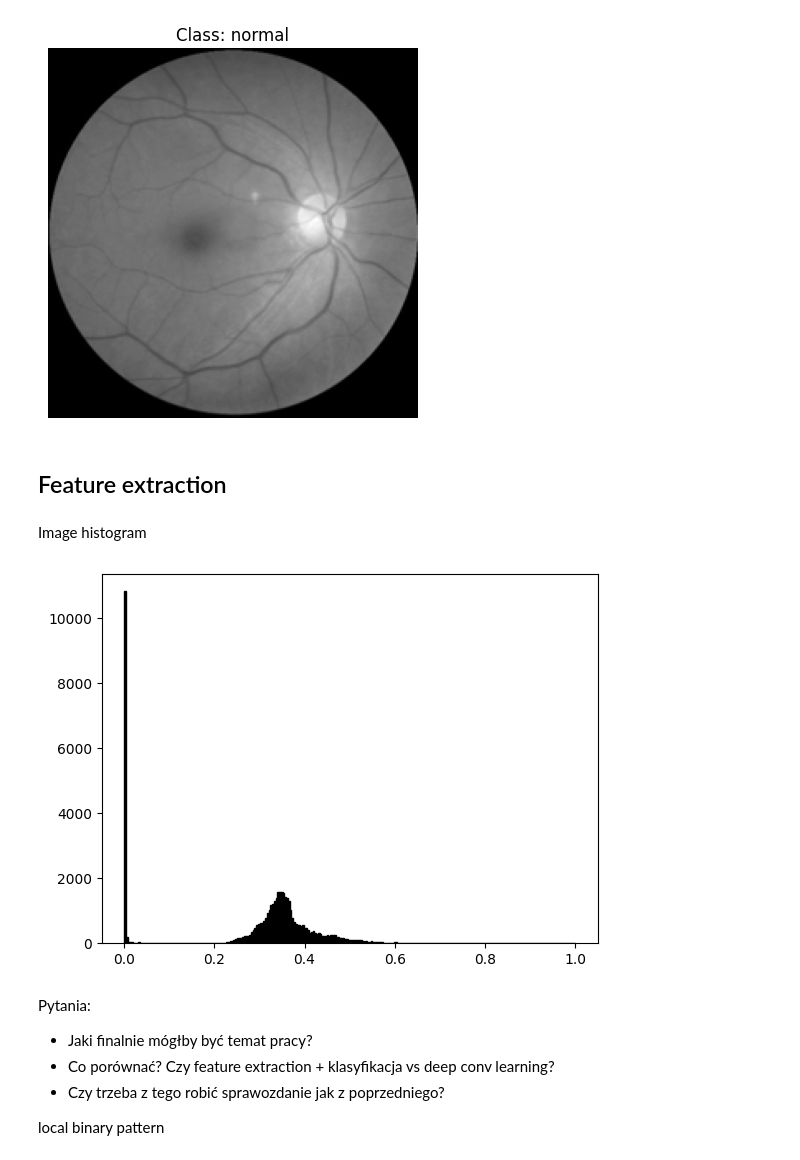
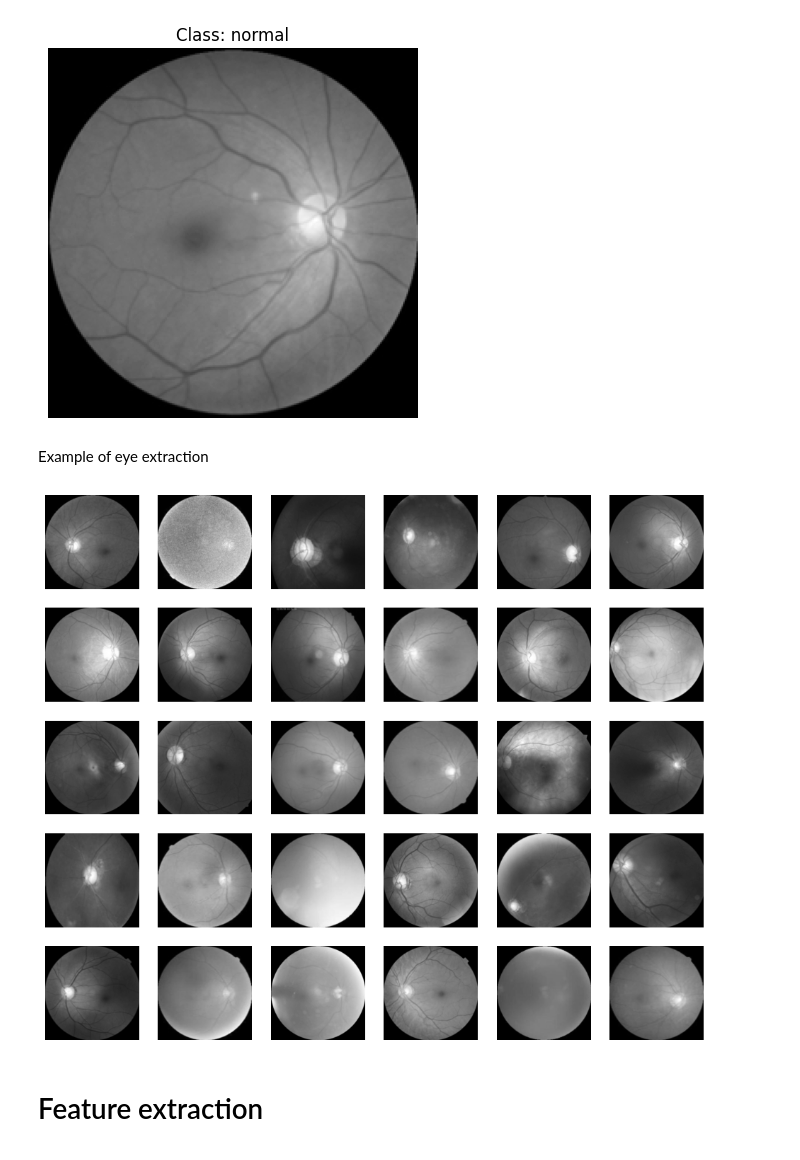
Before and after one commit to michni00/Image-Classification, a Jupyter notebook: Image_Classification.ipynb, the cells around one changed output. Saved outputs shown, nothing was run; the diff lists cells and outputs as text; code cells hidden in the pictures.

Commit message:
added different image feature extraction methods

```diff
--- a/Image_Classification.ipynb
+++ b/Image_Classification.ipynb
@@ -33,7 +33,7 @@ def eye_extraction(image: list) -> list:
   h, w = image.shape
   image = image * 255
   found_pixel = False
-  threshold = 70
+  threshold = 30
   x1, y1, x2, y2 = 0, 0, 0 , 0
   for i in range(h):
       for j in range(w):
@@ -155,11 +162,25 @@ plt.title(f"Class: {original_label}")
 plt.axis('off');
 # %% [output]
 [figure]
-# %%
-gray_train_data = []
-gray_test_data = []
-for image in train_data:
-  gray_train_data.append(rgb2gray(image))
-
-for image in test_data:
-  gray_test_data.append(rgb2gray(image))
+# %%
+converted_train_data = []
+converted_test_data = []
+converted_val_data = []
+
+for image in train_data:
+  coordinates = eye_extraction(image)
+  im = rescale_image(coordinates, image)
+  im = cv2.resize(im, (224,224))
+  converted_train_data.append(im)
+
+for image in test_data:
+  coordinates = eye_extraction(image)
+  im = rescale_image(coordinates, image)
+  im = cv2.resize(im, (224,224))
+  converted_test_data.append(im)
+
+for image in val_data:
+  coordinates = eye_extraction(image)
+  im = rescale_image(coordinates, image)
+  im = cv2.resize(im, (224,224))
+  converted_val_data.append(im)
@@ -166,15 +189,15 @@ for image in test_data:
+# %% [markdown]
+Example of eye extraction
+# %%
+fig, axes = plt.subplots(5, 6, figsize=(12, 10))
+
+for i in range(30):
+    ax = axes[i // 6, i % 6]
+    ax.imshow(converted_test_data[i], cmap='gray')
+    ax.axis('off')
+
+plt.show()
+# %% [output]
+[figure, added]
 # %% [markdown]
-## Feature extraction
+# Feature extraction
-# %% [markdown]
-Image histogram
-# %%
-plt.hist(gray_train_data[0].ravel(), bins=256, range=(0.0, 1.0), fc='k', ec='k');
-# %% [output]
-[figure, removed]
-# %% [markdown]
-Pytania:
-- Jaki finalnie mógłby być temat pracy?
-- Co porównać? Czy feature extraction + klasyfikacja vs deep conv learning?
-- Czy trzeba z tego robić sprawozdanie jak z poprzedniego?
-
-local binary pattern
```
Also changed, not shown: parts of 35 cells of this notebook.
